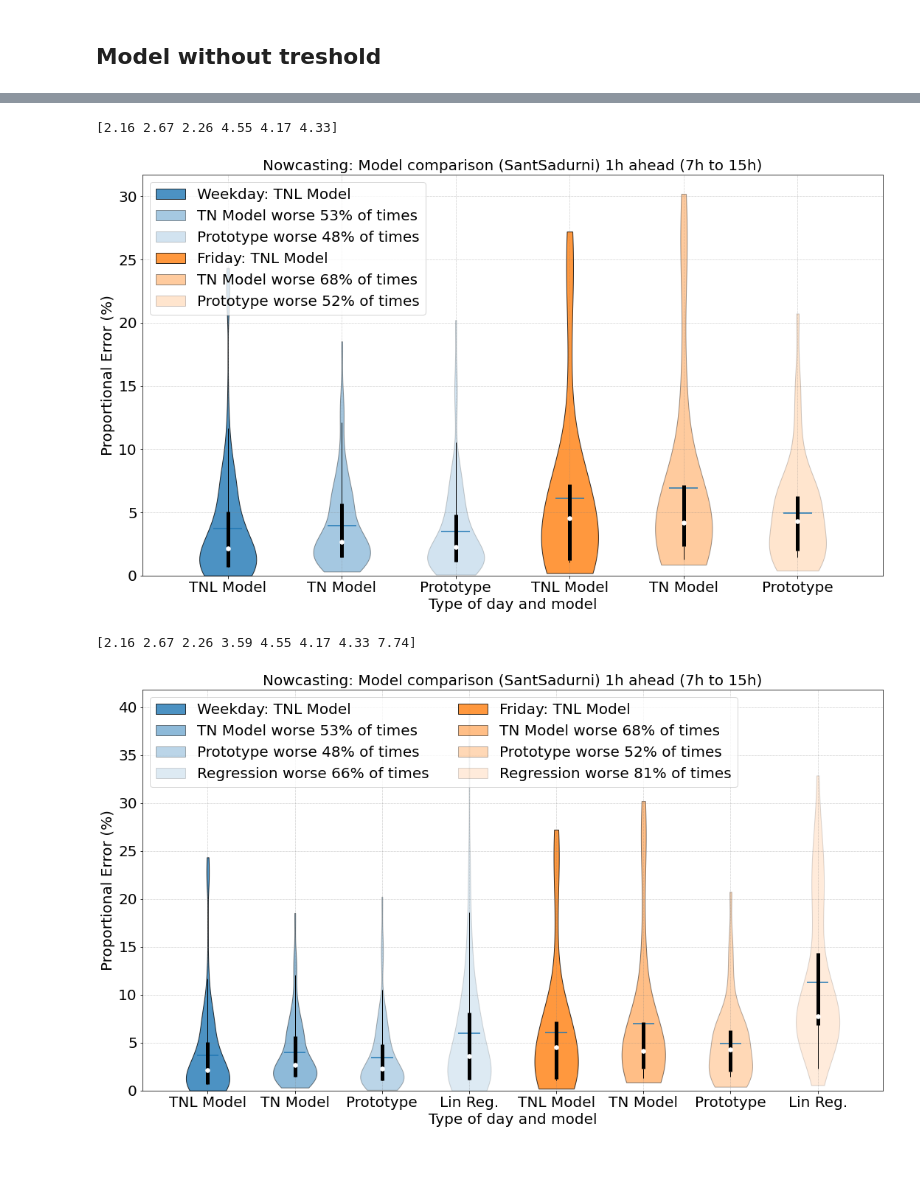
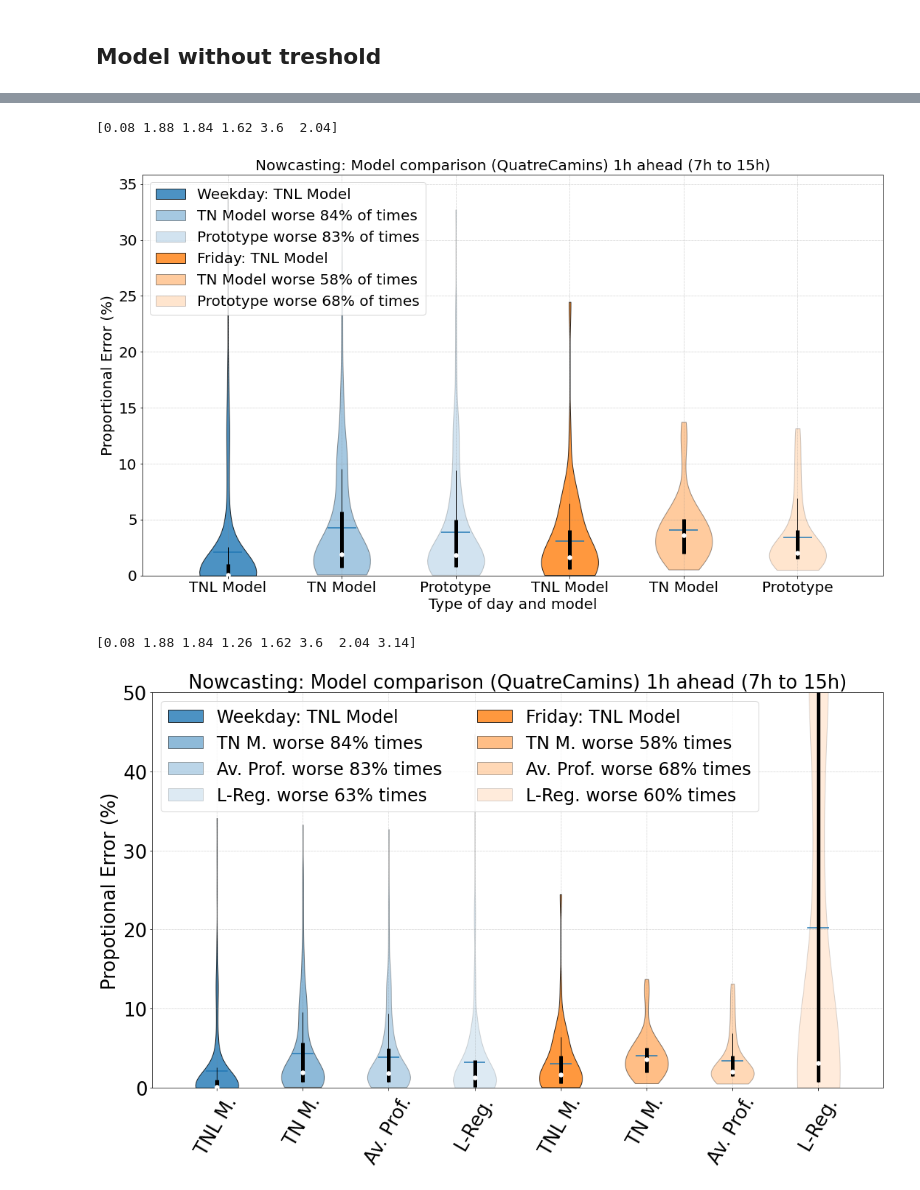
Before and after one commit to aig-upf/car-park, a Jupyter notebook: compare_TH_noTH_violinReg.ipynb, the cells around one changed output, grey strips where cells are left out. Cells and saved outputs as stored; diff of their text form; code cells hidden in the pictures; blank space fills up the shorter version.

Commit message:
modified violinplots

```diff
--- a/compare_TH_noTH_violinReg.ipynb
+++ b/compare_TH_noTH_violinReg.ipynb
@@ -17,11 +17,13 @@ df_column_name=['Parking Vilanova Renfe','Parking Sant Sadurní Renfe','Parking
               'Parking Quatre Camins','Cerdanyola Universitat Renfe','Parking Granollers Renfe',
                 'Parking Martorell FGC','Parking Mollet Renfe','Parking Sant Quirze FGC',
                'Parking Prat del Ll.']
-current_parking_ix=1
+current_parking_ix=3
+#T his needs to be run for  1 SantSadurni, 2 SantBoi, 3 QuatreCamins, 7 Mollet
+
 # problems on Weekend with 2 SantBoi, 4 Cerdanyola,
 # bad data: 6 Martorell, 8 SantQuirze DO NOT USE
 #good 0 Vilanova, 1 SantSadurni, 3 QuatreCamins, 5 Granollers, 7 Mollet, 9 PratDelLlobregat
-# needs treshold  1 SantSadurni, 3 QuatreCamins, 2 SantBoi,  7 Mollet
+# needs treshold  3 QuatreCamins, 2 SantBoi,  7 Mollet
 current_parking = available_parkings[current_parking_ix]
 current_column_name=df_column_name[current_parking_ix]
 
@@ -717,10 +719,10 @@ ax2.legend(['Weekday: TNL Model','TN Model worse ' +str(int(propTHbetter_wd*100)
 #ax2.tick_params(axis='y', labelsize=20)
 #plt.subplots_adjust(bottom=0.15, wspace=0.05)
 plt.show()
-fig.savefig('CompareRunningPredictionError_'+current_parking+'_violin_NOW1h_till'+str(ending_hour) +'hv2.pdf',bbox_inches='tight');
+#fig.savefig('CompareRunningPredictionError_'+current_parking+'_violin_NOW1h_till'+str(ending_hour) +'hv2.pdf',bbox_inches='tight');
 # %% [output]
-[2.16 2.67 2.26 4.55 4.17 4.33]
+[0.08 1.88 1.84 1.62 3.6  2.04]
-[figure, old version]
+[figure, new version]
 # %%
 #starting_hour=7
 window_lenth=2
@@ -751,6 +753,8 @@ reg_running_error_fr=calcRunningPredcitionErrorNowReg(testing_fridays,training_f
 #                                                       starting_hour,window_lenth,ending_hour)
 #reg_running_error_we=np.concatenate((reg_running_error_we, reg_running_error_vec), axis=1)
 # %%
+fsizeFig14L=26
+fsizeFig14S=24
 data = [tn_running_error_wdTH.flatten(),tn_running_error_wd.flatten(),proto_running_error_wd.flatten(),
         reg_running_error_wd.flatten()*100,
         tn_running_error_frTH.flatten(),tn_running_error_fr.flatten(),proto_running_error_fr.flatten(),
@@ -767,7 +771,7 @@ fig, ax2 = plt.subplots(nrows=1, ncols=1, figsize=(18,10), sharey=True)
 #ax1.violinplot(data)
 
 ax2.set_title("Nowcasting: Model comparison ("+ current_parking+') 1h ahead ('+str(starting_hour)
-              + 'h to '+ str(ending_hour) +'h)', fontsize=fsize)
+              + 'h to '+ str(ending_hour) +'h)', fontsize=fsizeFig14L)
 parts = ax2.violinplot(
         data, showmeans=True, showmedians=False,
         showextrema=False)
@@ -821,43 +825,48 @@ print(medians)
 
 
 #propTHbetter_wd=sum(tn_running_error_wd.flatten()>tn_running_error_wdTH.flatten())/len(tn_running_error_wd.flatten())
 #propTHbetter_fr=sum(tn_running_error_fr.flatten()>tn_running_error_frTH.flatten())/len(tn_running_error_fr.flatten())
 propTHbetter_wd=sum(tn_running_error_wd.flatten()>tn_running_error_wdTH.flatten())/len(tn_running_error_wd.flatten())
 propTHbetter_fr=sum(tn_running_error_fr.flatten()>tn_running_error_frTH.flatten())/len(tn_running_error_fr.flatten())
 propworseTH_wd=sum(proto_running_error_wd.flatten()>tn_running_error_wdTH.flatten())/len(tn_running_error_wd.flatten())
 propworseTH_fr=sum(proto_running_error_fr.flatten()>tn_running_error_frTH.flatten())/len(tn_running_error_fr.flatten())
 regworseTH_wd=sum(reg_running_error_wd.flatten()*100>tn_running_error_wdTH.flatten())/len(tn_running_error_wd.flatten())
 regworseTH_fr=sum(reg_running_error_fr.flatten()*100>tn_running_error_frTH.flatten())/len(tn_running_error_fr.flatten())
 
 
 
 # set style for the axes
-labels = [ 'TNL Model','TN Model','Prototype','Lin Reg.', 'TNL Model','TN Model','Prototype','Lin Reg.']
+labels = [ 'TNL M.','TN M.','Av. Prof.','L-Reg.', 'TNL M.','TN M.','Av. Prof.','L-Reg.']
+#labels = [ 'WD: TNL M.','TN M.','Av. Prof.','Lin Reg.', 'Fr: TNL M.','TN M.','Av. Prof.','Lin Reg.']
 #for ax in [ax1, ax2]:
 set_axis_style(ax2, labels)
+ax2.tick_params(labelsize=fsizeFig14L)
+plt.xticks(rotation =60)
 
 #ax2.legend(['Weekday: basic Model','Weekday: TH Model','Friday: basic Model','Friday: TH Model',
 #           'Weekend: basic Model','Weekend: basic Model'], fontsize=fsize)
 
-ax2.legend(['Weekday: TNL Model','TN Model worse ' +str(int(propTHbetter_wd*100)) +'% of times',
-            'Prototype worse ' +str(int(propworseTH_wd*100)) +'% of times',
-            'Regression worse ' +str(int(regworseTH_wd*100)) +'% of times',
-            'Friday: TNL Model','TN Model worse '+str(int(propTHbetter_fr*100)) +'% of times',
-            'Prototype worse ' +str(int(propworseTH_fr*100)) +'% of times',
-            'Regression worse ' +str(int(regworseTH_fr*100)) +'% of times'],
-           fontsize=fsize, loc='upper left',ncol=2)
+ax2.legend(['Weekday: TNL Model','TN M. worse ' +str(int(propTHbetter_wd*100)) +'% times',
+            'Av. Prof. worse ' +str(int(propworseTH_wd*100)) +'% times',
+            'L-Reg. worse ' +str(int(regworseTH_wd*100)) +'% times',
+            'Friday: TNL Model','TN M. worse '+str(int(propTHbetter_fr*100)) +'% times',
+            'Av. Prof. worse ' +str(int(propworseTH_fr*100)) +'% times',
+            'L-Reg. worse ' +str(int(regworseTH_fr*100)) +'% times'],
+           fontsize=fsizeFig14S, loc='upper left',ncol=2)
+ax2.set_xlabel('')
+ax2.set_ylabel('Propotional Error (%)',fontsize=fsizeFig14L)
 #ax2.tick_params(axis='y', labelsize=20)
 if ax2.get_ylim()[1]>50 :
     plt.ylim([0,50])
 #if current_parking_ix==0:
 #    plt.ylim([0,12])
 #ax2.tick_params(axis='y', labelsize=20)
 #plt.subplots_adjust(bottom=0.15, wspace=0.05)
 plt.show()
 fig.savefig('CompareRunningPredictionError_'+current_parking+'_violin_NOW1h_till'+str(ending_hour) +'hv2REG.pdf',bbox_inches='tight');
 # %% [output]
-[2.16 2.67 2.26 3.59 4.55 4.17 4.33 7.74]
+[0.08 1.88 1.84 1.26 1.62 3.6  2.04 3.14]
-[figure, old version]
+[figure, new version]
 # %%
 data = [tn_running_error_wd.flatten(),tn_running_error_wdTH.flatten(),
         tn_running_error_fr.flatten(),tn_running_error_frTH.flatten()]
```
Also changed, not shown: parts of 4 cells of this notebook, 1 other file.
